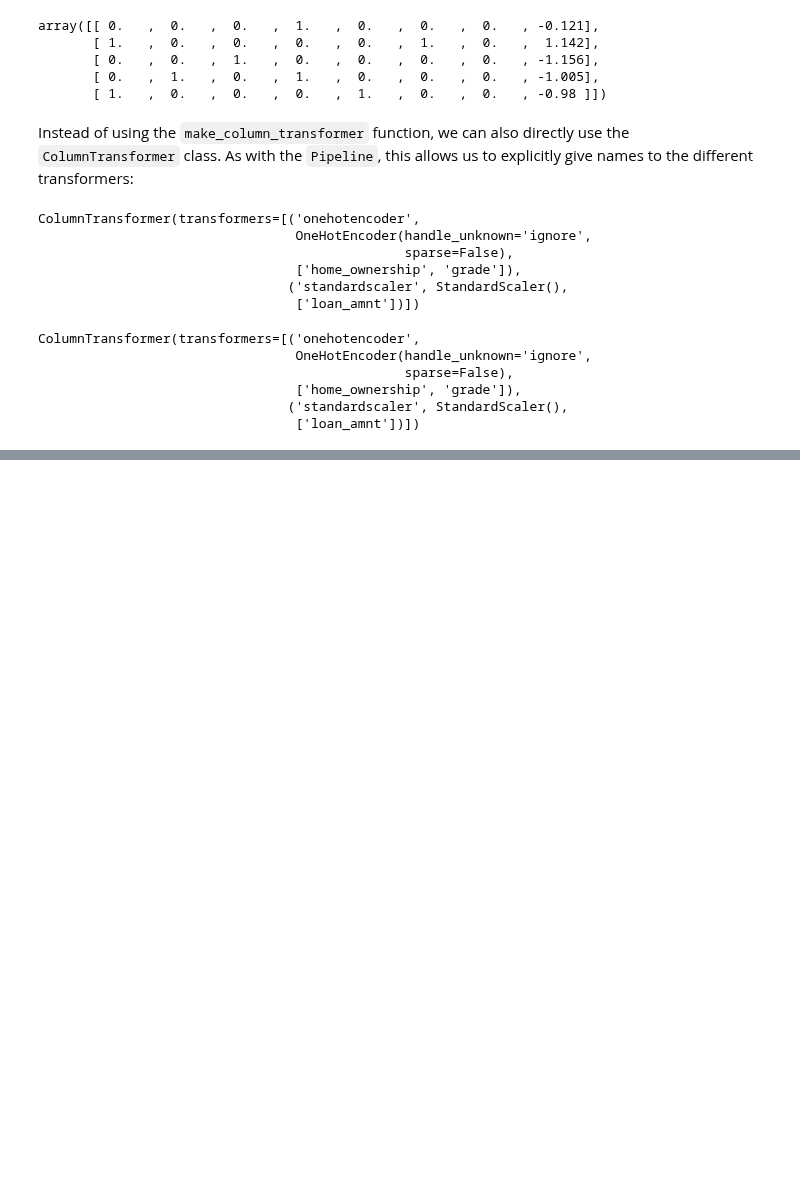
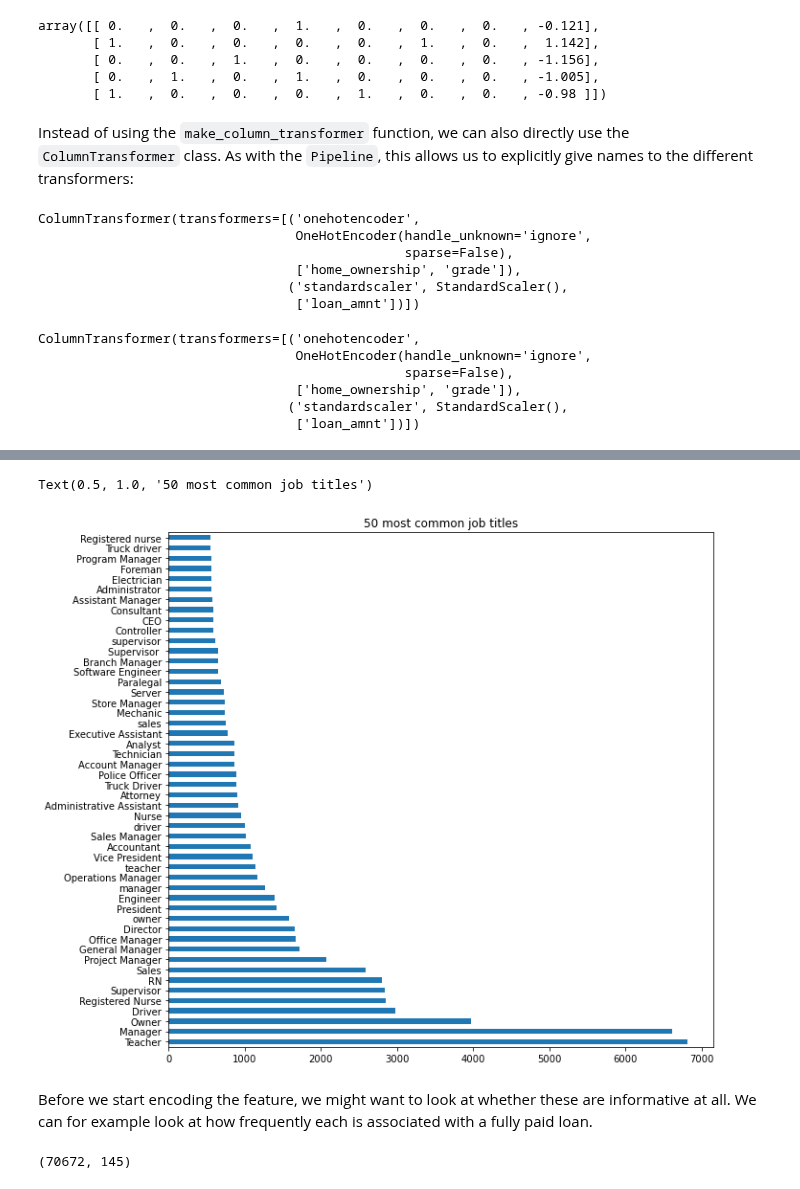
Before and after one commit to amueller/aml, a Jupyter notebook: 01-ml-workflow/04-categorical-variables.ipynb, the cells around one changed output, grey strips where cells are left out. Drawn from its saved outputs; the diff is of its cells as text; code cells hidden in the pictures; blank space fills up the shorter version.

```diff
--- a/01-ml-workflow/04-categorical-variables.ipynb
+++ b/01-ml-workflow/04-categorical-variables.ipynb
@@ -1141,0 +861,16 @@ TargetEncoder(cols='zipcode').fit_transform(data.frame, target)
+# %%
+import matplotlib.pyplot as plt
+title_counts[:50].plot(kind='barh', figsize=(10, 8))
+plt.tight_layout()
+plt.title("50 most common job titles")
+# %% [output]
+Text(0.5, 1.0, '50 most common job titles')
+[figure, added]
+# %% [markdown]
+Before we start encoding the feature, we might want to look at whether these are informative at all. We can for example look at how frequently each is associated with a fully paid loan.
+# %%
+# look at only the loans associated with a common job title
+loans_50_jobs = loans_paid[loans_paid.emp_title.isin(title_counts[:50].index)]
+loans_50_jobs.shape
+# %% [output]
+(70672, 145)
```
Also changed, not shown: parts of 119 cells of this notebook.
